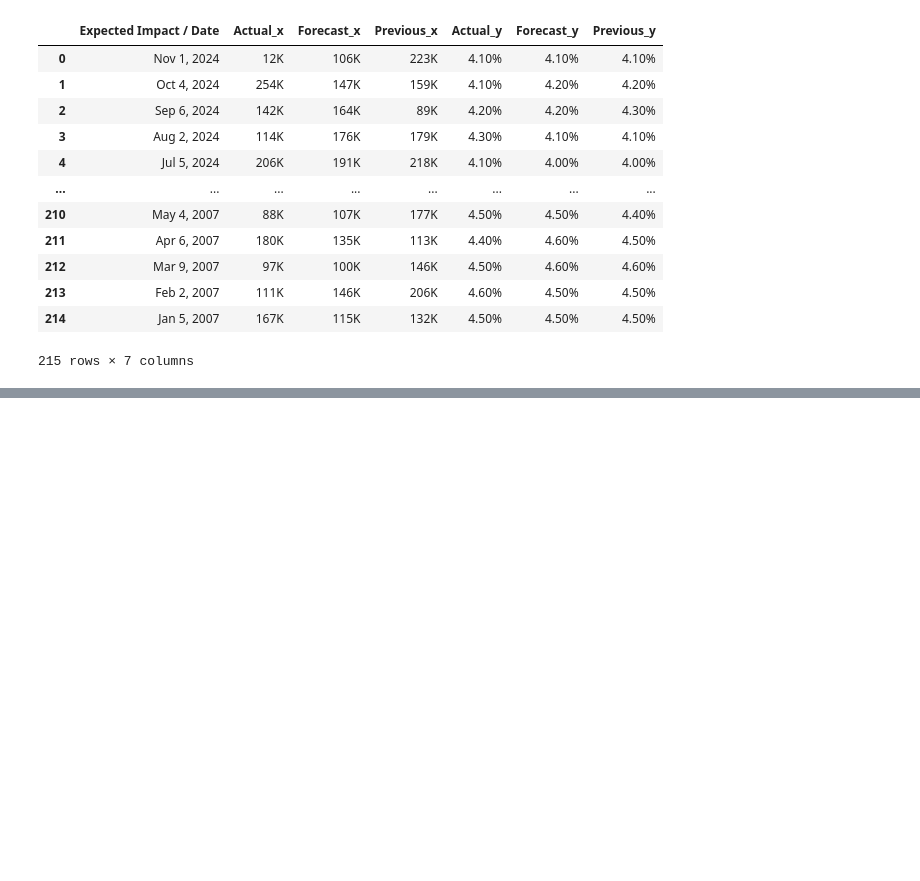
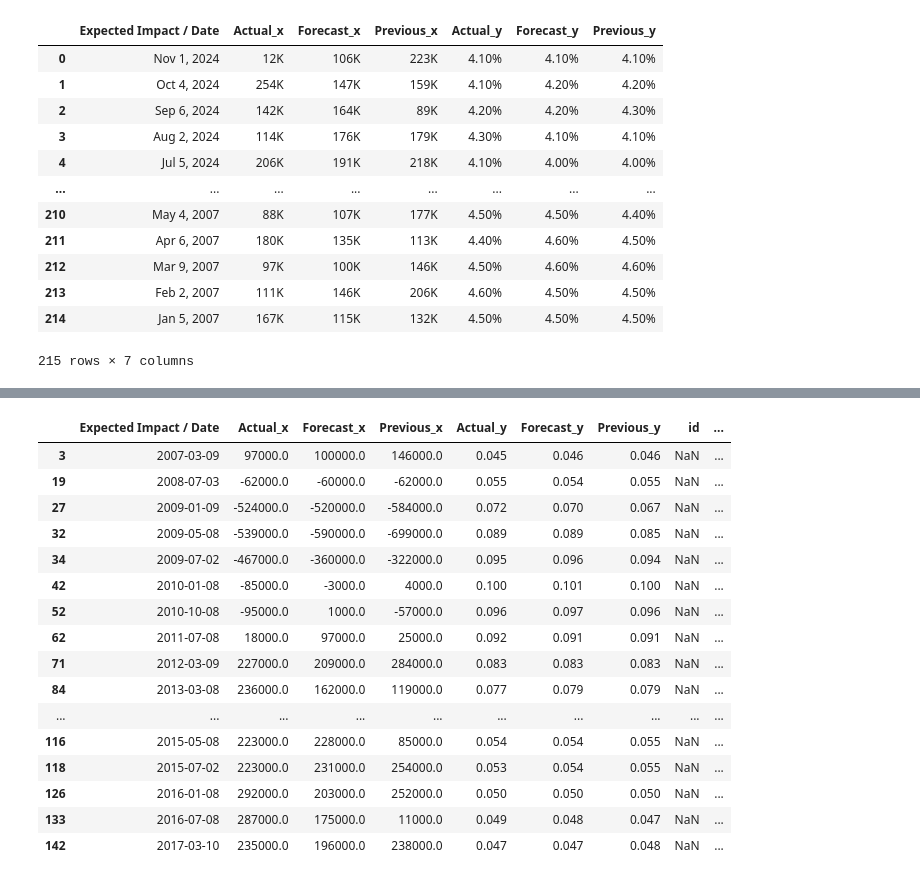
Before and after one commit to marfoky/ASBA-NLP-with-Deep-learning, a Jupyter notebook: News_price_prediction_with_NLP.ipynb, the cells around one changed output, grey strips where cells are left out. Drawn from its saved outputs; the diff is of its cells as text; code cells hidden in the pictures; blank space fills up the shorter version.

```diff
--- a/News_price_prediction_with_NLP.ipynb
+++ b/News_price_prediction_with_NLP.ipynb
@@ -98,0 +122,15 @@ combined_data_sorted
+# %%
+# Connect to the SQLite database
+conn = sqlite3.connect('news_text.db')
+# Query the sqlite_master table to get the list of tables
+query = "SELECT name FROM sqlite_master WHERE type='table';"
+# Execute the query and fetch all results
+cursor = conn.cursor()
+cursor.execute(query)
+# tables = cursor.fetchall()
+query = "SELECT * FROM employment_situation"
+# load the data into a DataFrame
+news_data = pd.read_sql_query(query, conn)
+news_data
+# Close the connection after loading the data
+conn.close()
@@ -98,0 +152,22 @@ combined_data_sorted
+# %%
+# Convert date columns to datetime format if not already done
+news_data['updated_date'] = pd.to_datetime(news_data['updated_date'])
+reported_figures['Expected Impact / Date'] = pd.to_datetime(reported_figures['Expected Impact / Date'])
+# Find the latest starting date to ensure both DataFrames have overlapping dates
+start_date = max(news_data['updated_date'].min(), reported_figures['Expected Impact / Date'].min())
+# Filter both DataFrames to start from the same date
+news_data_filtered = news_data[news_data['updated_date'] >= start_date]
+reported_figures_filtered = reported_figures[reported_figures['Expected Impact / Date'] >= start_date]
+# Sort both DataFrames by date
+news_data_filtered = news_data_filtered.sort_values(by='updated_date')
+reported_figures_filtered = reported_figures_filtered.sort_values(by='Expected Impact / Date')
+# Merge the filtered and sorted DataFrames
+merged_df = pd.merge(
+    reported_figures_filtered, news_data_filtered,
+    left_on='Expected Impact / Date',
+    right_on='updated_date',
+    how='outer'
+)
+# Sort the final merged DataFrame by date
+merged_df = merged_df.sort_values(by='Expected Impact / Date')
+merged_df
@@ -98,0 +204,2 @@ combined_data_sorted
+# %%
+difference = merged_df[merged_df['Expected Impact / Date'] != merged_df['updated_date']]
@@ -98,0 +222,20 @@ combined_data_sorted
+# %%
+difference.head(20)
+# %% [output]
+|  | Expected Impact / Date | Actual_x | Forecast_x | Previous_x | Actual_y | Forecast_y | Previous_y | id | ... |
+| 3 | 2007-03-09 | 97000.0 | 100000.0 | 146000.0 | 0.045 | 0.046 | 0.046 | NaN | ... |
+| 19 | 2008-07-03 | -62000.0 | -60000.0 | -62000.0 | 0.055 | 0.054 | 0.055 | NaN | ... |
+| 27 | 2009-01-09 | -524000.0 | -520000.0 | -584000.0 | 0.072 | 0.070 | 0.067 | NaN | ... |
+| 32 | 2009-05-08 | -539000.0 | -590000.0 | -699000.0 | 0.089 | 0.089 | 0.085 | NaN | ... |
+| 34 | 2009-07-02 | -467000.0 | -360000.0 | -322000.0 | 0.095 | 0.096 | 0.094 | NaN | ... |
+| 42 | 2010-01-08 | -85000.0 | -3000.0 | 4000.0 | 0.100 | 0.101 | 0.100 | NaN | ... |
+| 52 | 2010-10-08 | -95000.0 | 1000.0 | -57000.0 | 0.096 | 0.097 | 0.096 | NaN | ... |
+| 62 | 2011-07-08 | 18000.0 | 97000.0 | 25000.0 | 0.092 | 0.091 | 0.091 | NaN | ... |
+| 71 | 2012-03-09 | 227000.0 | 209000.0 | 284000.0 | 0.083 | 0.083 | 0.083 | NaN | ... |
+| 84 | 2013-03-08 | 236000.0 | 162000.0 | 119000.0 | 0.077 | 0.079 | 0.079 | NaN | ... |
+| ... | ... | ... | ... | ... | ... | ... | ... | ... | ... |
+| 116 | 2015-05-08 | 223000.0 | 228000.0 | 85000.0 | 0.054 | 0.054 | 0.055 | NaN | ... |
+| 118 | 2015-07-02 | 223000.0 | 231000.0 | 254000.0 | 0.053 | 0.054 | 0.055 | NaN | ... |
+| 126 | 2016-01-08 | 292000.0 | 203000.0 | 252000.0 | 0.050 | 0.050 | 0.050 | NaN | ... |
+| 133 | 2016-07-08 | 287000.0 | 175000.0 | 11000.0 | 0.049 | 0.048 | 0.047 | NaN | ... |
+| 142 | 2017-03-10 | 235000.0 | 196000.0 | 238000.0 | 0.047 | 0.047 | 0.048 | NaN | ... |
```
Also changed, not shown: parts of 12 cells of this notebook, 9 other files.
